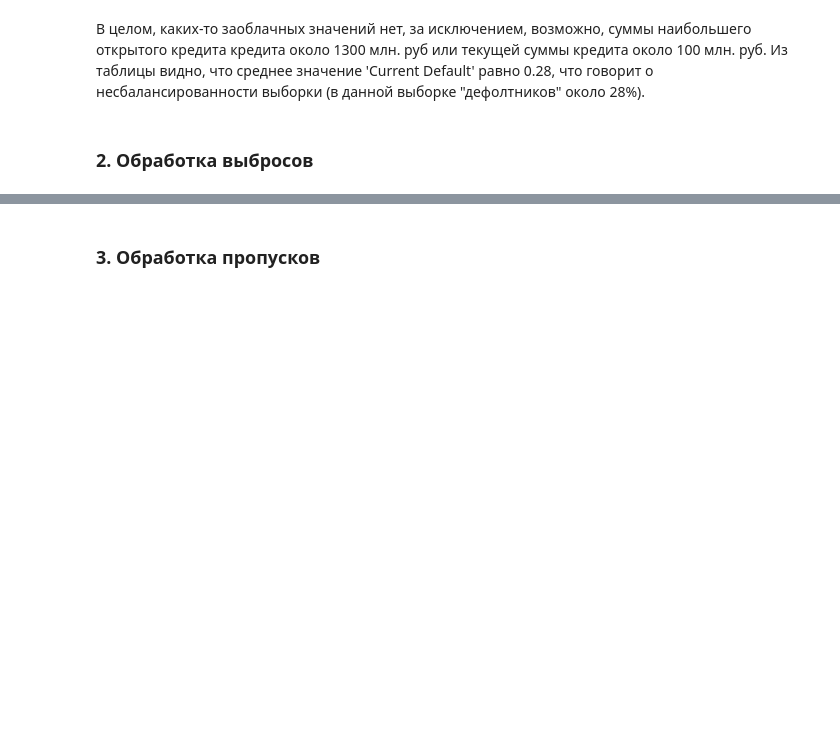
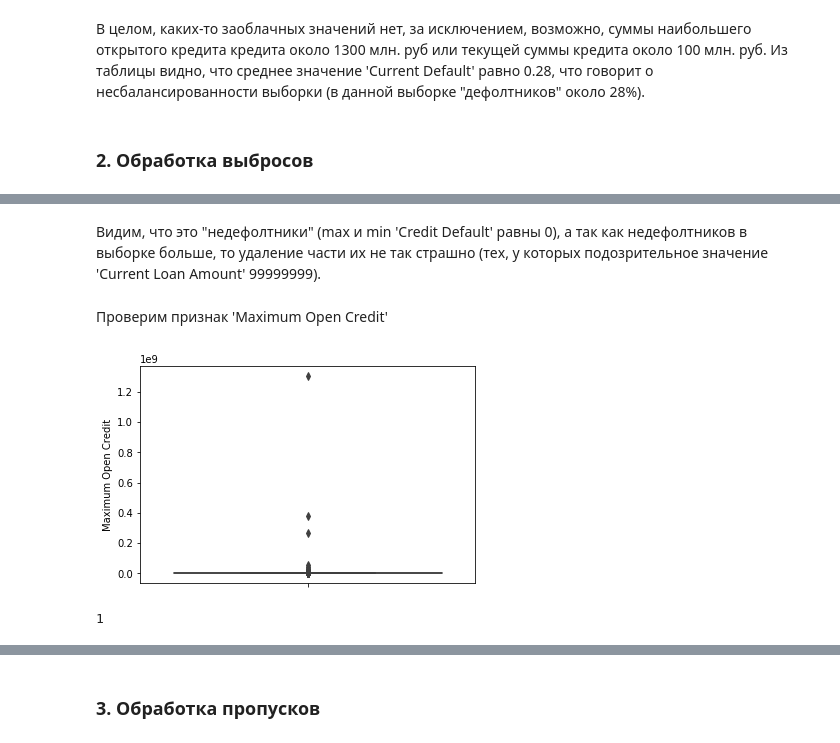
Before and after one commit to nawww83/pyton_ds, a Jupyter notebook: Novikov_solution.ipynb, the cells around one changed output, grey strips where cells are left out. Saved outputs shown, nothing was run; the diff lists cells and outputs as text; code cells hidden in the pictures; blank space fills up the shorter version.

```diff
--- a/Novikov_solution.ipynb
+++ b/Novikov_solution.ipynb
@@ -118,0 +143,14 @@ ax = sns.boxplot(y = df_train['Current Loan Amount'])
+# %% [markdown]
+Видим, что это "недефолтники" (max и min 'Credit Default' равны 0), а так как недефолтников в выборке больше, то удаление части их не так страшно (тех, у которых подозрительное значение 'Current Loan Amount' 99999999).
+# %% [markdown]
+Проверим признак 'Maximum Open Credit'
+# %%
+col_name = 'Maximum Open Credit'
+ax = sns.boxplot(y = df_train[col_name])
+# %% [output]
+[figure, added]
+# %%
+val = 1304726170
+sum(df_train[col_name] == val)
+# %% [output]
+1
```
Also changed, not shown: parts of 29 cells of this notebook.
